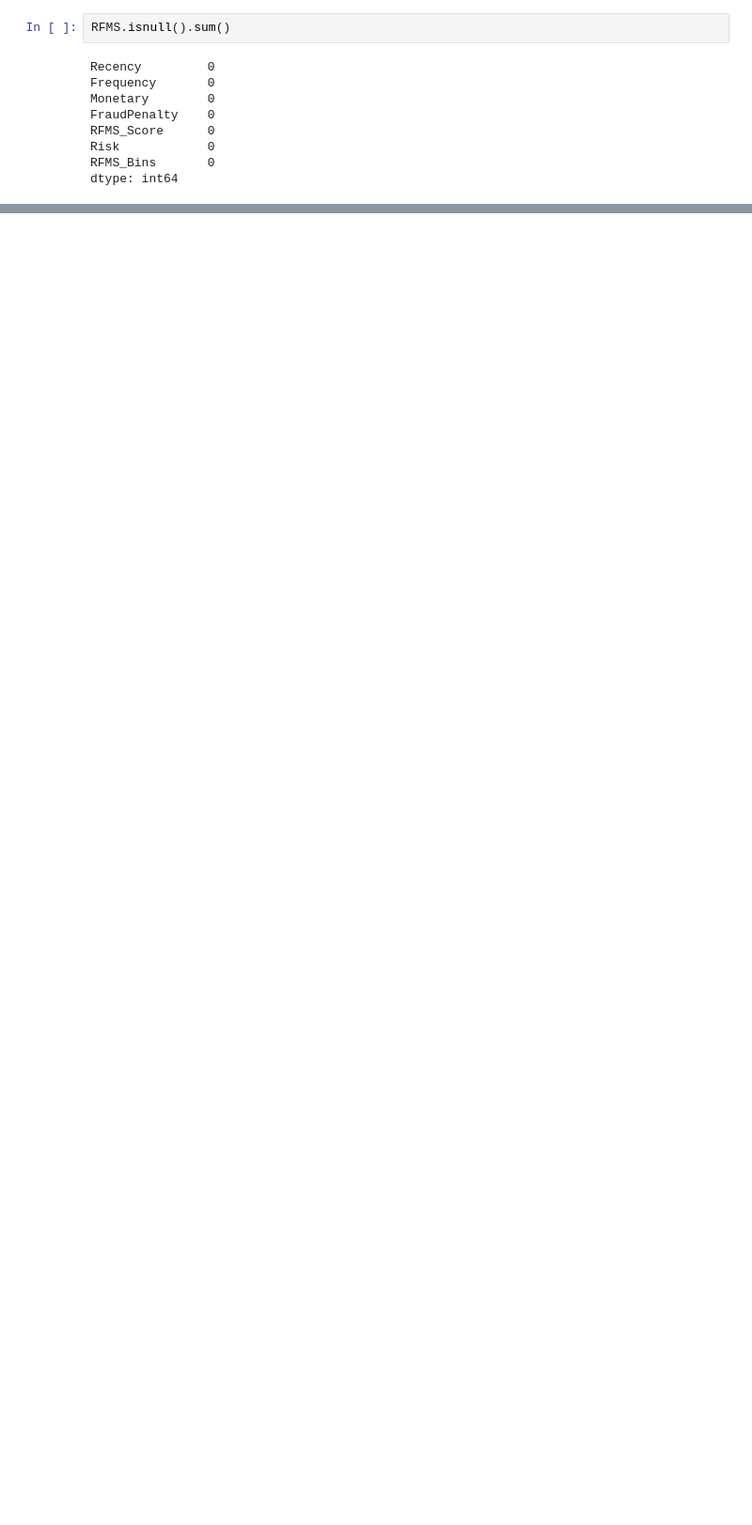
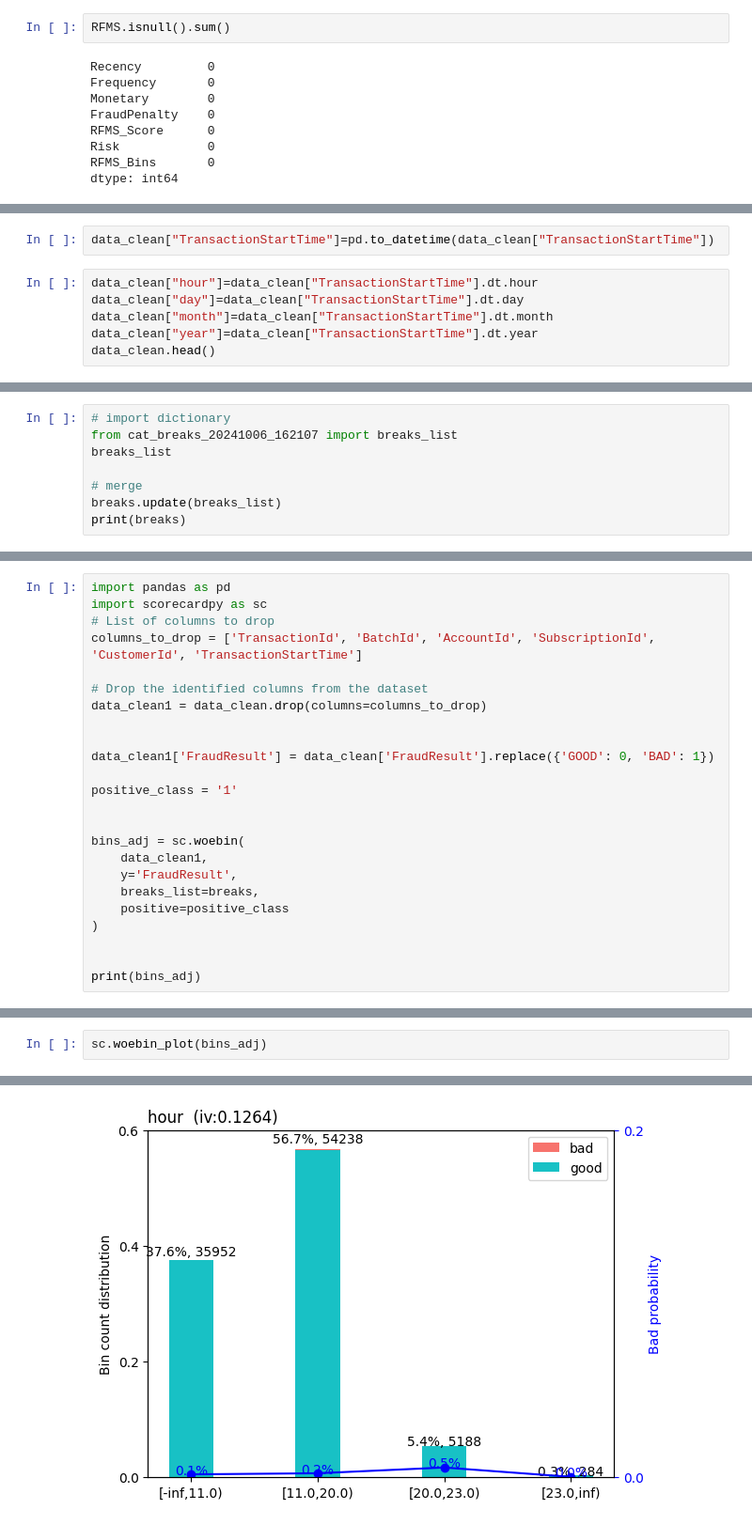
Before and after one commit to davekindea/week6, a Jupyter notebook: notebooks/task3.ipynb, the cells around one changed output, grey strips where cells are left out. Shown: that part at 94% size. Saved outputs shown, nothing was run; the diff lists cells and outputs as text; blank space fills up the shorter version.

```diff
--- a/notebooks/task3.ipynb
+++ b/notebooks/task3.ipynb
@@ -352,0 +425,8 @@ dtype: int64
+# %%
+data_clean["TransactionStartTime"]=pd.to_datetime(data_clean["TransactionStartTime"])
+# %%
+data_clean["hour"]=data_clean["TransactionStartTime"].dt.hour
+data_clean["day"]=data_clean["TransactionStartTime"].dt.day
+data_clean["month"]=data_clean["TransactionStartTime"].dt.month
+data_clean["year"]=data_clean["TransactionStartTime"].dt.year
+data_clean.head()
@@ -352,0 +509,8 @@ dtype: int64
+# %%
+# import dictionary
+from cat_breaks_20241006_162107 import breaks_list
+breaks_list
+
+# merge
+breaks.update(breaks_list)
+print(breaks)
@@ -352,0 +519,24 @@ dtype: int64
+# %%
+import pandas as pd
+import scorecardpy as sc
+# List of columns to drop
+columns_to_drop = ['TransactionId', 'BatchId', 'AccountId', 'SubscriptionId', 'CustomerId', 'TransactionStartTime']
+
+# Drop the identified columns from the dataset
+data_clean1 = data_clean.drop(columns=columns_to_drop)
+
+
+data_clean1['FraudResult'] = data_clean['FraudResult'].replace({'GOOD': 0, 'BAD': 1})
+
+positive_class = '1'
+
+
+bins_adj = sc.woebin(
+    data_clean1,
+    y='FraudResult',
+    breaks_list=breaks,
+    positive=positive_class
+)
+
+
+print(bins_adj)
@@ -352,0 +561,3 @@ dtype: int64
+# %%
+sc.woebin_plot(bins_adj)
+# %% [output]
@@ -352,0 +575 @@ dtype: int64
+[figure, added]
```
Also changed, not shown: parts of 26 cells of this notebook.
